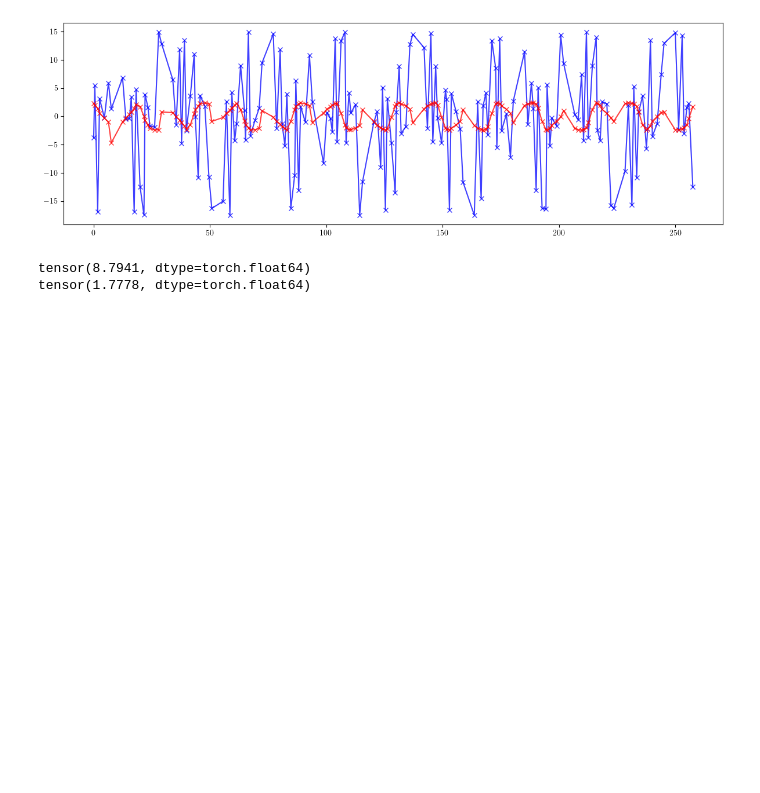
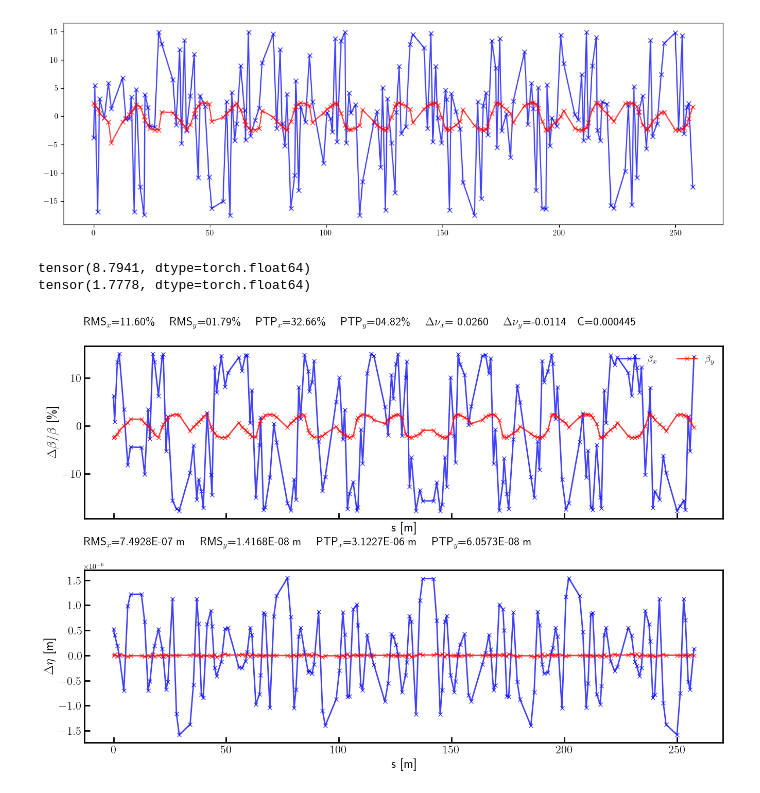
Before and after one commit to i-a-morozov/model, a Jupyter notebook: docs/source/examples/elettra-04.ipynb, the cells around one changed output. Drawn from its saved outputs; the diff is of its cells as text; code cells hidden in the pictures; blank space fills up the shorter version.

```diff
--- a/docs/source/examples/elettra-04.ipynb
+++ b/docs/source/examples/elettra-04.ipynb
@@ -446,3 +448,73 @@ print(100*(((muy - muy_id)/muy)**2).mean().sqrt())
 [figure]
 tensor(8.7941, dtype=torch.float64)
 tensor(1.7778, dtype=torch.float64)
+# %%
+# Beta-beating and dispersion
+
+bx_ref_bb = 100.0*(bx - bx_id)    / bx
+by_ref_bb = 100.0*(by - by_id)    / by
+
+def rms(x):
+    return (x**2).mean().sqrt()
+
+rms_x_ref = rms(bx_ref_bb).item()
+ptp_x_ref = (bx_ref_bb.max() - bx_ref_bb.min()).item()
+rms_y_ref = rms(by_ref_bb).item()
+ptp_y_ref = (by_ref_bb.max() - by_ref_bb.min()).item()
+
+s = ring.locations().cpu().numpy()
+bx_ref_np = bx_ref_bb.cpu().numpy()
+by_ref_np = by_ref_bb.cpu().numpy()
+
+etax_ref = etaqx - etaqx_id
+etay_ref = etaqy - etaqy_id
+
+rms_etax_ref = rms(etax_ref).item()
+ptp_etax_ref = (etax_ref.max() - etax_ref.min()).item()
+rms_etay_ref = rms(etay_ref).item()
+ptp_etay_ref = (etay_ref.max() - etay_ref.min()).item()
+
+etax_ref_np = etax_ref.cpu().numpy()
+etay_ref_np = etay_ref.cpu().numpy()
+
+fig, (ax, ay) = plt.subplots(
+    2, 1, figsize=(16, 10),
+    sharex=True,
+    gridspec_kw={'hspace': 0.3}
+)
+
+ax.errorbar(s, bx_ref_np, fmt='-', marker='x', color='blue', alpha=0.75, lw=2.0, label=r'$\beta_x$')
+ax.errorbar(s, by_ref_np, fmt='-', marker='x', color='red',  alpha=0.75, lw=2.0, label=r'$\beta_y$')
+ax.set_xlabel('s [m]', fontsize=18)
+ax.set_ylabel(r'$\Delta \beta / \beta$ [\%]', fontsize=18)
+ax.tick_params(width=2, labelsize=16)
+ax.tick_params(axis='x', length=8, direction='in')
+ax.tick_params(axis='y', length=8, direction='in')
+title = (
+    rf'RMS$_x$={rms_x_ref:05.2f}\% \quad RMS$_y$={rms_y_ref:05.2f}\% \quad '
+    rf'PTP$_x$={ptp_x_ref:05.2f}\% \quad PTP$_y$={ptp_y_ref:05.2f}\% \quad '
+    rf'$\Delta \nu_x$={(lambda x: '-' if x < 0 else '~')(nux - nux_id)}{(nux - nux_id).abs().item():.4f} \quad $\Delta \nu_y$={(lambda x: '-' if x < 0 else '~')(nuy - nuy_id)}{(nuy - nuy_id).abs().item():.4f}'
+    rf'\quad C={c_id.item():.6f}'
+)
+ax.text(0.0, 1.10, title, transform=ax.transAxes, ha='left', va='bottom', fontsize=16, fontfamily='monospace')
+ax.legend(loc='upper right', frameon=False, fontsize=14, ncol=4)
+
+ay.errorbar(s, etax_ref_np, fmt='-', marker='x', color='blue', alpha=0.75, lw=2.0, label=r'$\eta_x$')
+ay.errorbar(s, etay_ref_np, fmt='-', marker='x', color='red', alpha=0.75, lw=2.0, label=r'$\eta_y$')
+ay.set_xlabel('s [m]', fontsize=18)
+ay.set_ylabel(r'$\Delta \eta$ [m]', fontsize=18)
+ay.tick_params(width=2, labelsize=16)
+ay.tick_params(axis='x', length=8, direction='in')
+ay.tick_params(axis='y', length=8, direction='in')
+title = (
+    rf'RMS$_x$={rms_etax_ref:.4E} m \quad RMS$_y$={rms_etay_ref:.4E} m  \quad '
+    rf'PTP$_x$={ptp_etax_ref:.4E} m \quad PTP$_y$={ptp_etay_ref:.4E} m  \quad '
+)
+ay.text(0.0, 1.125, title, transform=ay.transAxes, ha='left', va='bottom', fontsize=16, fontfamily='monospace')
+
+plt.setp(ax.spines.values(), linewidth=2.0)
+plt.setp(ay.spines.values(), linewidth=2.0)
+
+plt.show()
+# %% [output]
+[figure, added]
```
Also changed, not shown: parts of 14 cells of this notebook.
